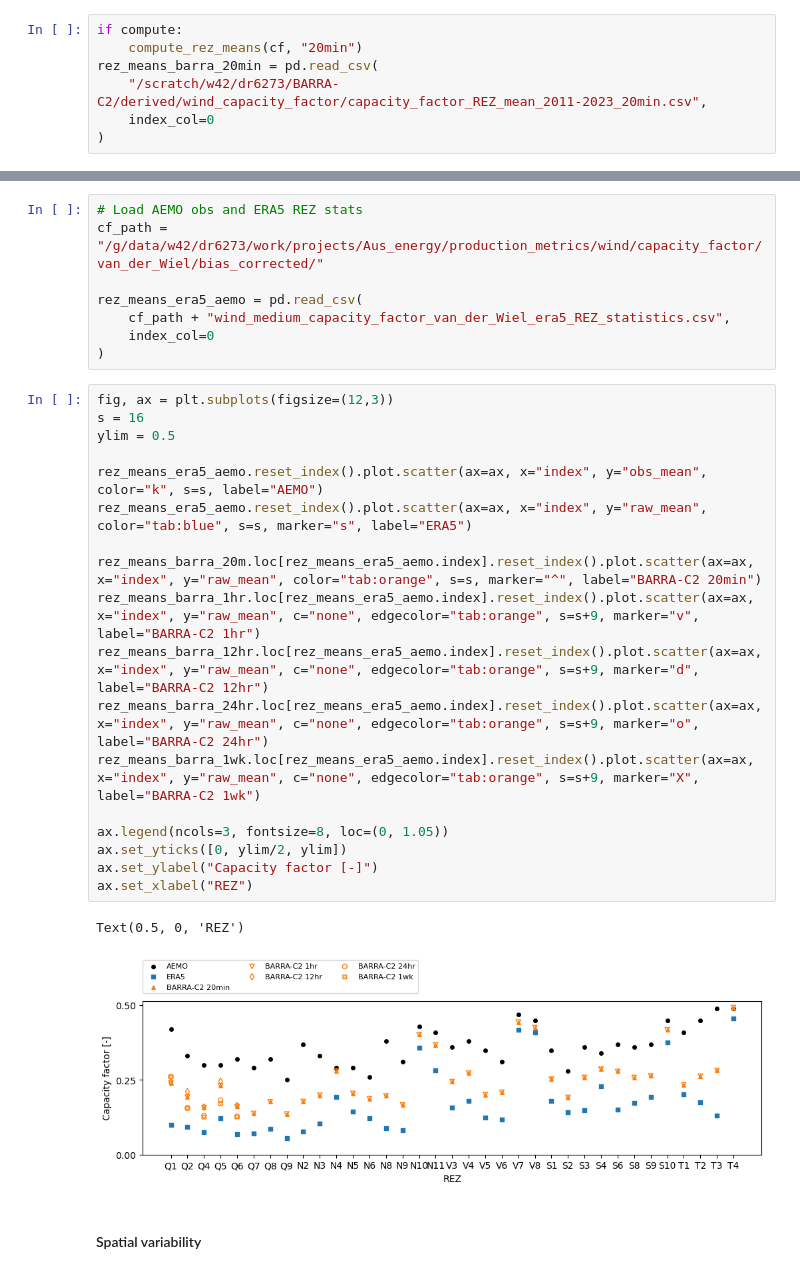
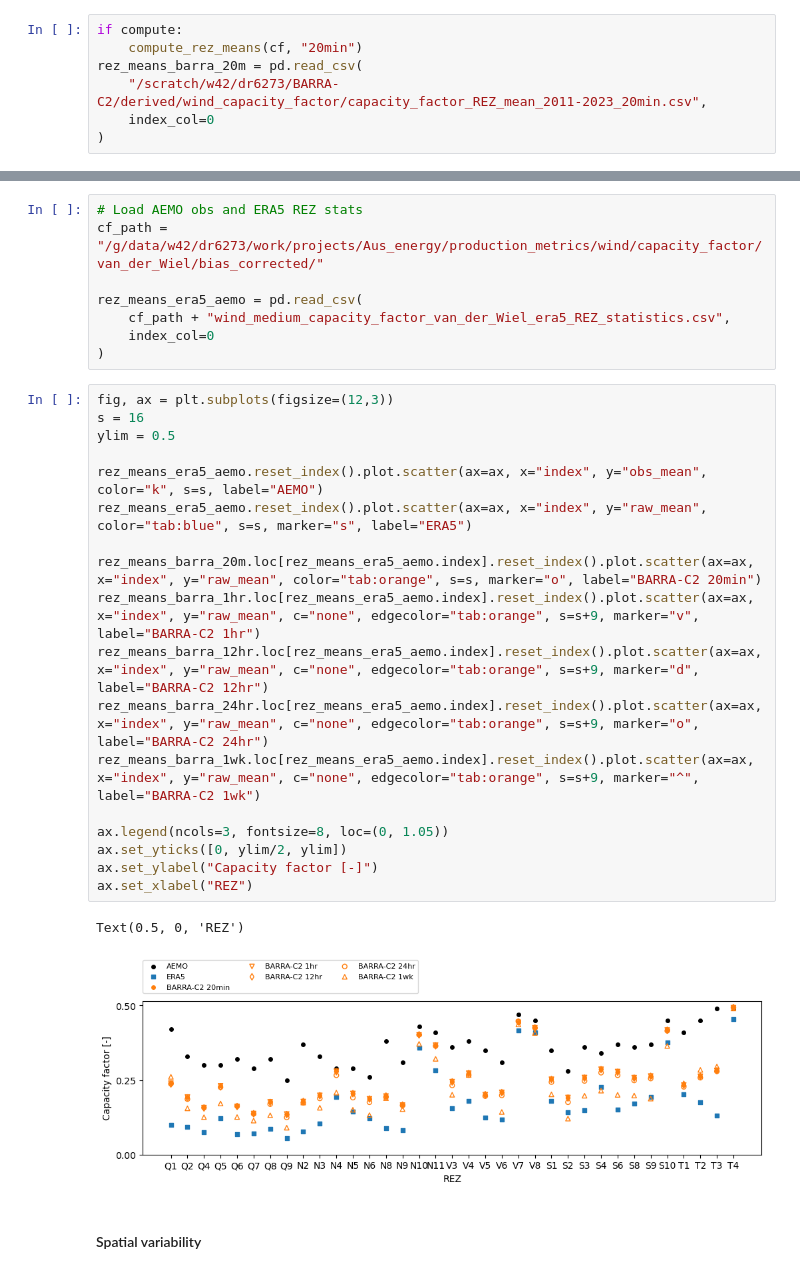
Before and after one commit to dougrichardson/wind_power_comparison, a Jupyter notebook: 02_REZ_capacity_factors.ipynb, the cells around one changed output, grey strips where cells are left out. Drawn from its saved outputs; the diff is of its cells as text.

Commit message:
Plot update

```diff
--- a/02_REZ_capacity_factors.ipynb
+++ b/02_REZ_capacity_factors.ipynb
@@ -148,7 +148,7 @@ compute = False
 # %%
 if compute:
     compute_rez_means(cf, "20min")
-rez_means_barra_20min = pd.read_csv(
+rez_means_barra_20m = pd.read_csv(
     "/scratch/w42/dr6273/BARRA-C2/derived/wind_capacity_factor/capacity_factor_REZ_mean_2011-2023_20min.csv",
     index_col=0
 )
@@ -203,24 +203,24 @@ rez_means_era5_aemo = pd.read_csv(
 # %%
 fig, ax = plt.subplots(figsize=(12,3))
 s = 16
 ylim = 0.5
 
 rez_means_era5_aemo.reset_index().plot.scatter(ax=ax, x="index", y="obs_mean", color="k", s=s, label="AEMO")
 rez_means_era5_aemo.reset_index().plot.scatter(ax=ax, x="index", y="raw_mean", color="tab:blue", s=s, marker="s", label="ERA5")
 
-rez_means_barra_20m.loc[rez_means_era5_aemo.index].reset_index().plot.scatter(ax=ax, x="index", y="raw_mean", color="tab:orange", s=s, marker="^", label="BARRA-C2 20min")
+rez_means_barra_20m.loc[rez_means_era5_aemo.index].reset_index().plot.scatter(ax=ax, x="index", y="raw_mean", color="tab:orange", s=s, marker="o", label="BARRA-C2 20min")
 rez_means_barra_1hr.loc[rez_means_era5_aemo.index].reset_index().plot.scatter(ax=ax, x="index", y="raw_mean", c="none", edgecolor="tab:orange", s=s+9, marker="v", label="BARRA-C2 1hr")
 rez_means_barra_12hr.loc[rez_means_era5_aemo.index].reset_index().plot.scatter(ax=ax, x="index", y="raw_mean", c="none", edgecolor="tab:orange", s=s+9, marker="d", label="BARRA-C2 12hr")
 rez_means_barra_24hr.loc[rez_means_era5_aemo.index].reset_index().plot.scatter(ax=ax, x="index", y="raw_mean", c="none", edgecolor="tab:orange", s=s+9, marker="o", label="BARRA-C2 24hr")
-rez_means_barra_1wk.loc[rez_means_era5_aemo.index].reset_index().plot.scatter(ax=ax, x="index", y="raw_mean", c="none", edgecolor="tab:orange", s=s+9, marker="X", label="BARRA-C2 1wk")
+rez_means_barra_1wk.loc[rez_means_era5_aemo.index].reset_index().plot.scatter(ax=ax, x="index", y="raw_mean", c="none", edgecolor="tab:orange", s=s+9, marker="^", label="BARRA-C2 1wk")
 
 ax.legend(ncols=3, fontsize=8, loc=(0, 1.05))
 ax.set_yticks([0, ylim/2, ylim])
 ax.set_ylabel("Capacity factor [-]")
 ax.set_xlabel("REZ")
 # %% [output]
 Text(0.5, 0, 'REZ')
-[figure, old version]
+[figure, new version]
 # %% [markdown]
 #### Spatial variability
 # %%
```
Also changed, not shown: parts of 1 cell of this notebook.
